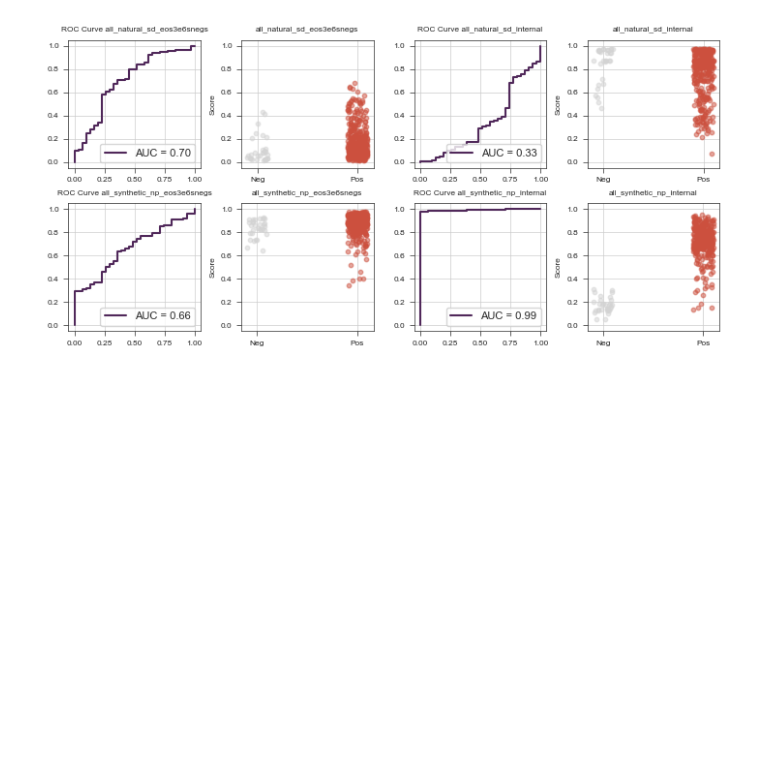
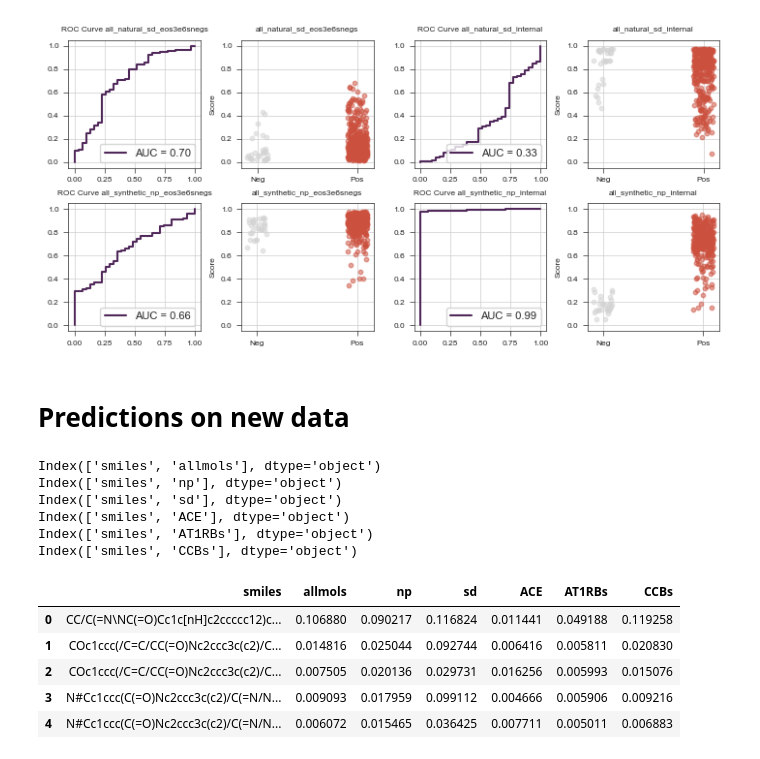
Before and after one commit to ersilia-os/anti-hypertension-cedd, a Jupyter notebook: notebooks/04_predictions.ipynb, the cells around one changed output. Saved outputs shown, nothing was run; the diff lists cells and outputs as text; code cells hidden in the pictures; blank space fills up the shorter version.

Commit message:
hla predictions

```diff
--- a/notebooks/04_predictions.ipynb
+++ b/notebooks/04_predictions.ipynb
@@ -61,3 +61,39 @@ plt.tight_layout()
 st.save_figure(os.path.join(figurepath, "np_sd_validations.png"))
 # %% [output]
 [figure]
+# %% [markdown]
+# Predictions on new data
+# %%
+import os
+import pandas as pd
+import numpy as np
+
+datapath = "../data"
+# %%
+datasets = ["hla_np_allmols_eos3e6snegs", "hla_np_np_eos3e6snegs","hla_np_sd_eos3e6snegs",
+            "hla_np_ACE_eos3e6snegs", "hla_np_AT1RBs_eos3e6snegs", "hla_np_CCBs_eos3e6snegs"]
+
+dfs = []
+for i,d in enumerate(datasets):
+    df = pd.read_csv(os.path.join(datapath, "lq_predictions", f"{d}.csv"))
+    df = df.rename(columns={"y_pred": d.split("_")[2]})
+    print(df.columns)
+    dfs += [df]
+df = pd.concat(dfs)
+df = df.groupby("smiles", as_index=False).first()
+# %% [output]
+Index(['smiles', 'allmols'], dtype='object')
+Index(['smiles', 'np'], dtype='object')
+Index(['smiles', 'sd'], dtype='object')
+Index(['smiles', 'ACE'], dtype='object')
+Index(['smiles', 'AT1RBs'], dtype='object')
+Index(['smiles', 'CCBs'], dtype='object')
+# %%
+df
+# %% [output]
+|  | smiles | allmols | np | sd | ACE | AT1RBs | CCBs |
+| 0 | CC/C(=N\NC(=O)Cc1c[nH]c2ccccc12)c... | 0.106880 | 0.090217 | 0.116824 | 0.011441 | 0.049188 | 0.119258 |
+| 1 | COc1ccc(/C=C/CC(=O)Nc2ccc3c(c2)/C... | 0.014816 | 0.025044 | 0.092744 | 0.006416 | 0.005811 | 0.020830 |
+| 2 | COc1ccc(/C=C/CC(=O)Nc2ccc3c(c2)/C... | 0.007505 | 0.020136 | 0.029731 | 0.016256 | 0.005993 | 0.015076 |
+| 3 | N#Cc1ccc(C(=O)Nc2ccc3c(c2)/C(=N/N... | 0.009093 | 0.017959 | 0.099112 | 0.004666 | 0.005906 | 0.009216 |
+| 4 | N#Cc1ccc(C(=O)Nc2ccc3c(c2)/C(=N/N... | 0.006072 | 0.015465 | 0.036425 | 0.007711 | 0.005011 | 0.006883 |
```
